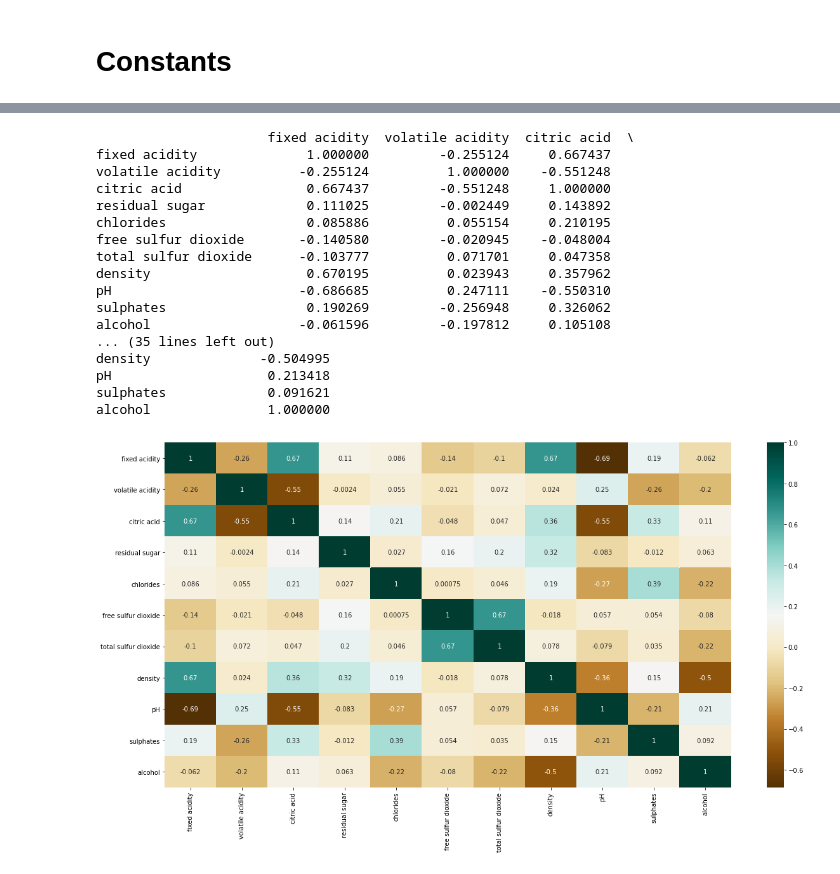
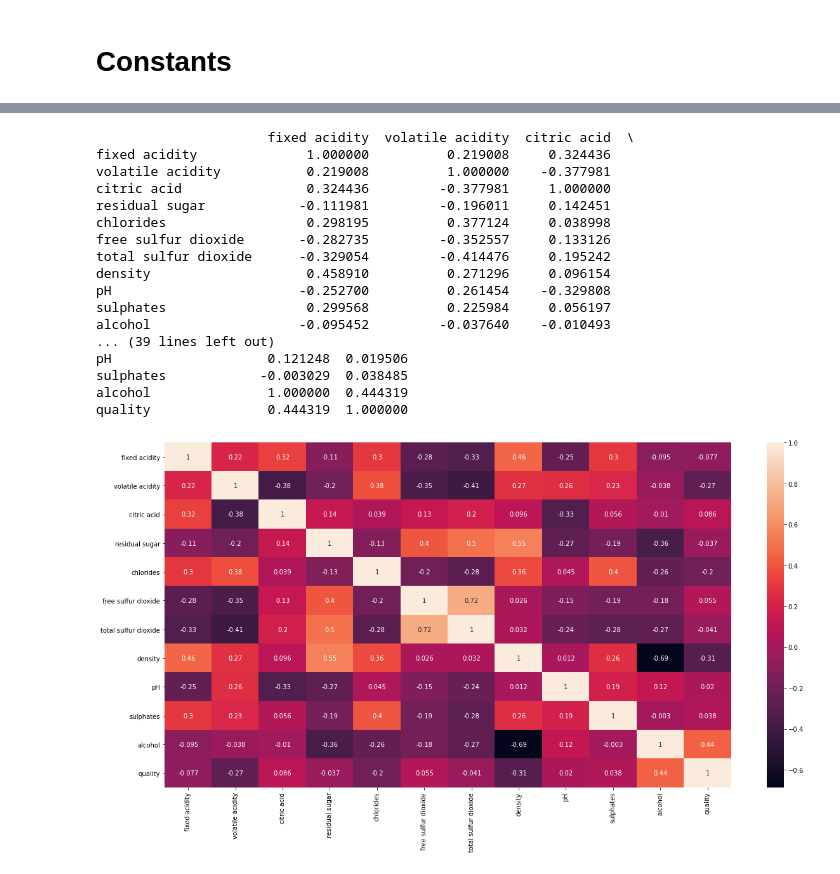
Before and after one commit to DanielRussell19/BigData_Coursework_Two, a Jupyter notebook: BigData_Coursework_Two_DanielRussell.ipynb, the cells around one changed output, grey strips where cells are left out. Drawn from its saved outputs; the diff is of its cells as text; code cells hidden in the pictures.

```diff
--- a/BigData_Coursework_Two_DanielRussell.ipynb
+++ b/BigData_Coursework_Two_DanielRussell.ipynb
@@ -16,5 +25,11 @@ from sklearn import metrics as m
 # Constants
 # %%
 ##Variables
-dsRed = pd.read_csv("winequality-red.csv",';')
-dsWhite = pd.read_csv("winequality-white.csv", ';')
+dsred = pd.read_csv("winequality-red.csv",';')
+dswhite = pd.read_csv("winequality-white.csv", ';')
+
+combinedds = [dsred,dswhite]
+dsMath = pd.concat(combinedds)
+
+print(dsred.shape)
+print(dswhite.shape)
@@ -50,0 +99,4 @@ max       4.010000     2.000000    14.900000     8.000000
+# %%
+dsMath = dsMath.dropna()
+print (dsMath.count())
+print (dsMath.shape)
@@ -76,24 +143,24 @@ dsRed = dsRed.drop(['quality'], axis=1)
 # %%
 plt.figure(figsize=(20,10))
-corl= dsRed.corr()
-sb.heatmap(corl,cmap="BrBG",annot=True)
+corl= dsMath.corr()
+sb.heatmap(corl,annot=True)
 print (corl)
 # %% [output]
                       fixed acidity  volatile acidity  citric acid  \
-fixed acidity              1.000000         -0.255124     0.667437
-volatile acidity          -0.255124          1.000000    -0.551248
-citric acid                0.667437         -0.551248     1.000000
-residual sugar             0.111025         -0.002449     0.143892
-chlorides                  0.085886          0.055154     0.210195
-free sulfur dioxide       -0.140580         -0.020945    -0.048004
-total sulfur dioxide      -0.103777          0.071701     0.047358
-density                    0.670195          0.023943     0.357962
-pH                        -0.686685          0.247111    -0.550310
-sulphates                  0.190269         -0.256948     0.326062
-alcohol                   -0.061596         -0.197812     0.105108
-... (35 lines left out)
-density              -0.504995
-pH                    0.213418
-sulphates             0.091621
-alcohol               1.000000
+fixed acidity              1.000000          0.219008     0.324436
+volatile acidity           0.219008          1.000000    -0.377981
+citric acid                0.324436         -0.377981     1.000000
+residual sugar            -0.111981         -0.196011     0.142451
+chlorides                  0.298195          0.377124     0.038998
+free sulfur dioxide       -0.282735         -0.352557     0.133126
+total sulfur dioxide      -0.329054         -0.414476     0.195242
+density                    0.458910          0.271296     0.096154
+pH                        -0.252700          0.261454    -0.329808
+sulphates                  0.299568          0.225984     0.056197
+alcohol                   -0.095452         -0.037640    -0.010493
+... (39 lines left out)
+pH                    0.121248  0.019506
+sulphates            -0.003029  0.038485
+alcohol               1.000000  0.444319
+quality               0.444319  1.000000
-[figure, old version]
+[figure, new version]
```
Also changed, not shown: parts of 22 cells of this notebook, 4 other files.
